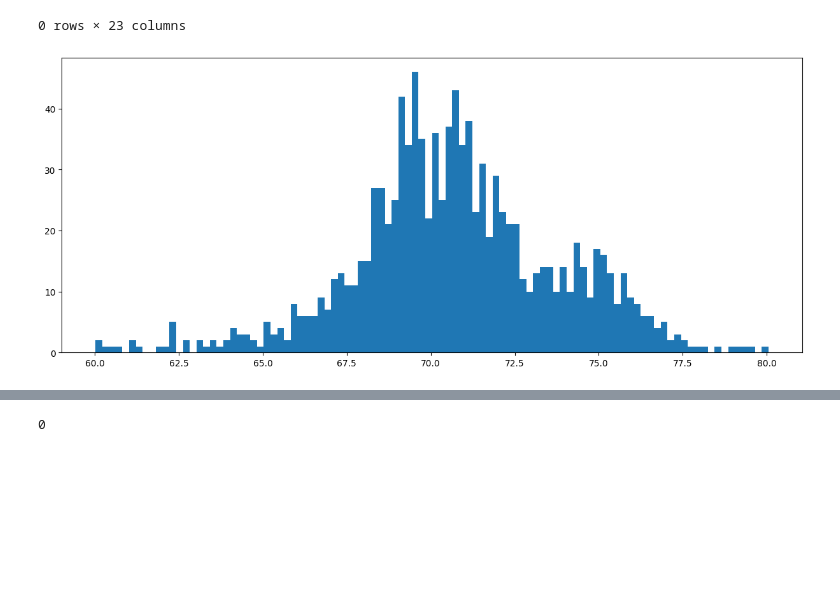
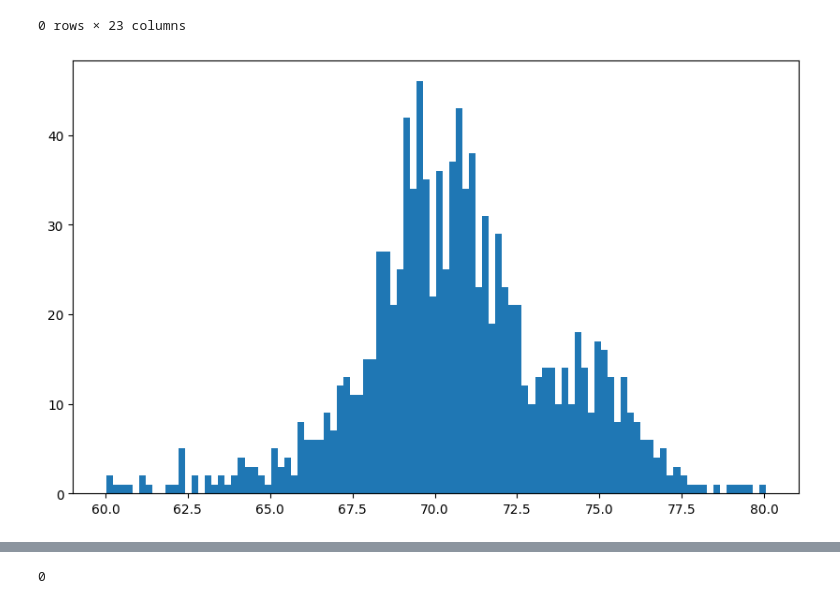
Before and after one commit to Atigou-bah/Projet-Data-Cantine, a Jupyter notebook: Projet sur la fréquentation des cantines scolaires.ipynb, the cells around one changed output, grey strips where cells are left out. Cells and saved outputs as stored; diff of their text form; code cells hidden in the pictures; blank space fills up the shorter version.

```diff
--- a/Projet sur la fréquentation des cantines scolaires.ipynb
+++ b/Projet sur la fréquentation des cantines scolaires.ipynb
@@ -228,13 +228,13 @@ frequentation[frequentation["%Freq"]<60]
 |  | date | annee_scolaire | jour | semaine | mois | greves | ferie | veille_ferie | retour_ferie | ... |
 0 rows × 23 columns
 # %%
-plt.figure(figsize=(15,6))
+plt.figure(figsize=(10,6))
 
 plt.hist(frequentation["%Freq"], bins=100)
 
 plt.show()
 # %% [output]
-[figure, old version]
+[figure, new version]
 # %%
 menu.info()
 # %% [output]
```
Also changed, not shown: parts of 27 cells of this notebook.
